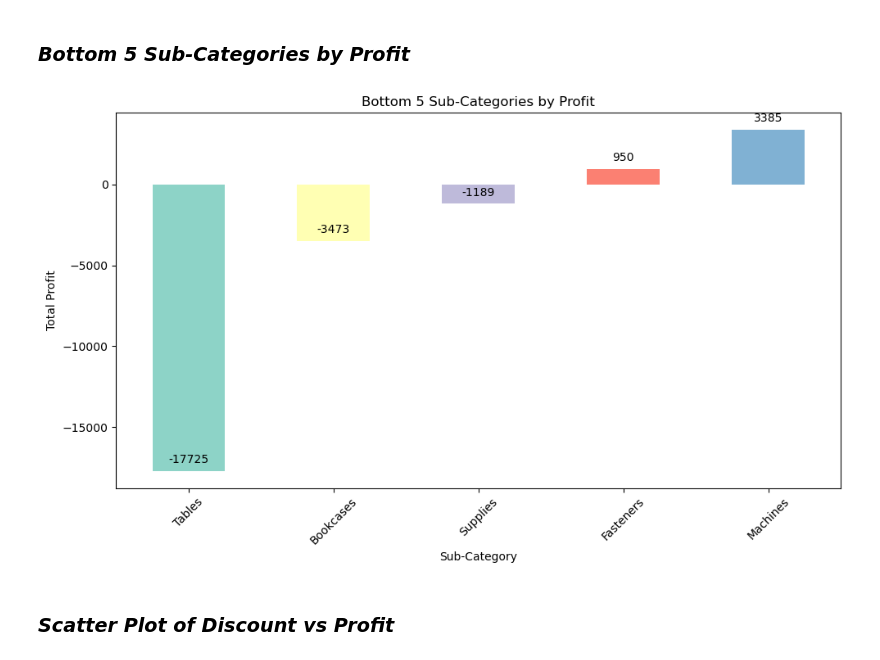
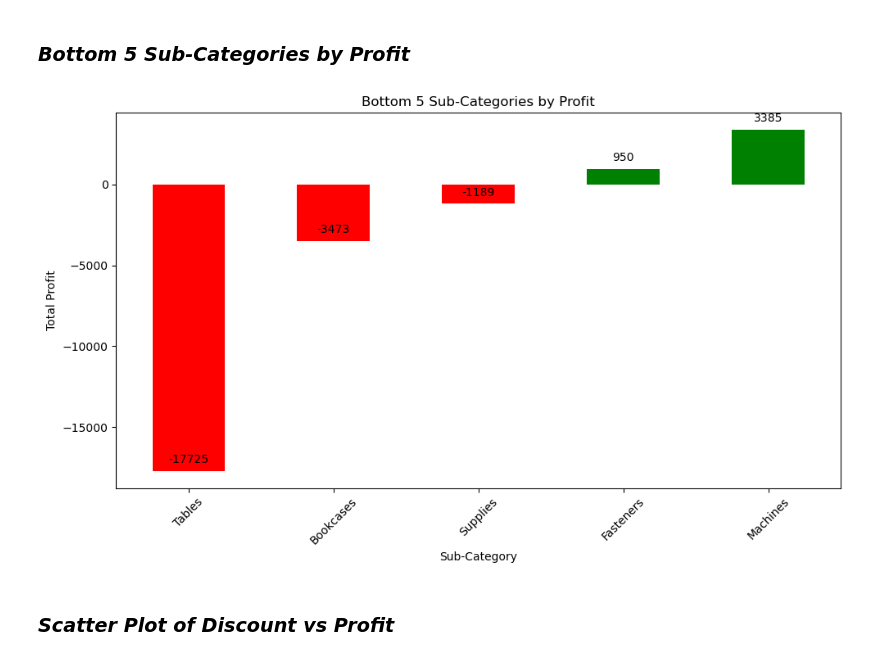
Before and after one commit to huseynaxmedov1999/Sales-and-Profit-Analysis, a Jupyter notebook: Sales and Profit Analysis.ipynb, the cells around one changed output. Drawn from its saved outputs; the diff is of its cells as text; code cells hidden in the pictures.

```diff
--- a/Sales and Profit Analysis.ipynb
+++ b/Sales and Profit Analysis.ipynb
@@ -183,25 +189,26 @@ plt.show() # Display the plot
 ### *Bottom 5 Sub-Categories by Profit*
 # %%
 Bottom_5_sub_categories_by_profit = df.groupby('Sub-Category')['Profit'].sum().sort_values(ascending=True).head(5) # Analyze profit by sub-category and sort in ascending order, then select bottom 5
+colors = ['red' if v < 0 else 'green' for v in Bottom_5_sub_categories_by_profit] # Set bar colors based on profit values (red for negative, green for positive)
 ax =Bottom_5_sub_categories_by_profit.plot(
     kind='bar',
     figsize=(10, 6),
-    color=sns.color_palette('Set3', len(Bottom_5_sub_categories_by_profit))
+    color=colors
 )
 for p in ax.patches:
     ax.annotate(format(p.get_height(), '.0f'), #Adding annotations to the bars to show the exact count of orders for each country
                 (p.get_x() + p.get_width() / 2., p.get_height()), # Positioning the annotations at the center of each bar
                 ha='center', va='center',
                 xytext=(0, 10),
                 textcoords='offset points')
 plt.title('Bottom 5 Sub-Categories by Profit') # Set the title of the plot
 plt.xlabel('Sub-Category') # Set the x-axis label
 plt.ylabel('Total Profit') # Set the y-axis label
 plt.xticks(rotation=45) # Rotate x-axis labels for better readability
 plt.tight_layout() # Adjust layout to prevent overlap
 plt.show() # Display the plot
 # %% [output]
-[figure, old version]
+[figure, new version]
 # %% [markdown]
 ### *Scatter Plot of Discount vs Profit*
 # %%
```
Also changed, not shown: parts of 13 cells of this notebook.
